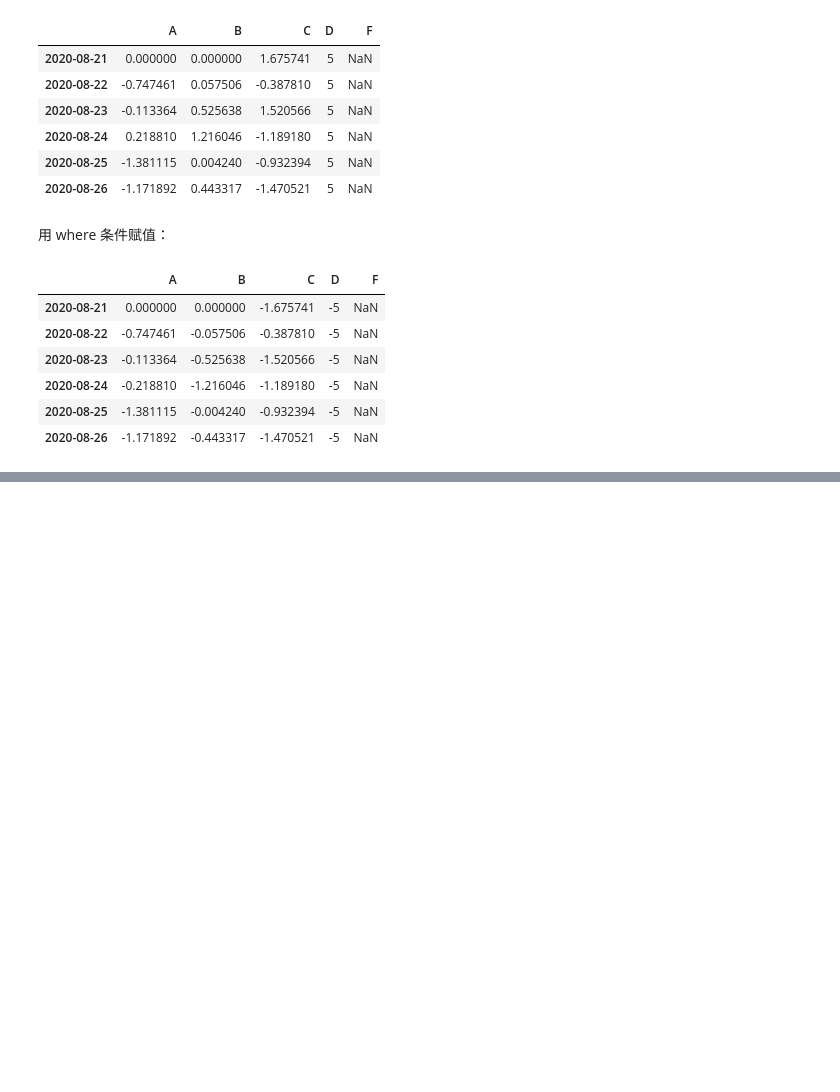
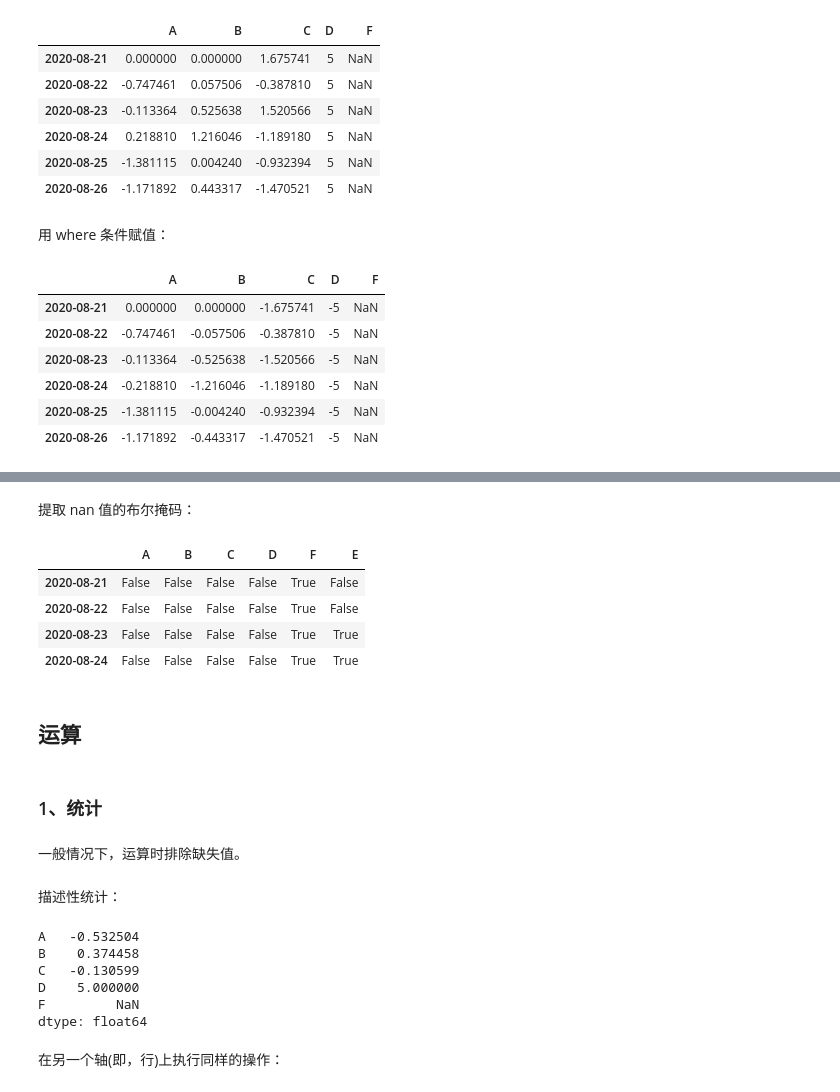
Before and after one commit to mangxiao2018/PandasSample, a Jupyter notebook: 1-入门Pandas.ipynb, the cells around one changed output, grey strips where cells are left out. Saved outputs shown, nothing was run; the diff lists cells and outputs as text; code cells hidden in the pictures; blank space fills up the shorter version.

```diff
--- a/1-入门Pandas.ipynb
+++ b/1-入门Pandas.ipynb
@@ -453,0 +488,29 @@ df2
+# %% [markdown]
+提取 nan 值的布尔掩码：
+# %%
+pd.isna(df1)
+# %% [output]
+|  | A | B | C | D | F | E |
+| 2020-08-21 | False | False | False | False | True | False |
+| 2020-08-22 | False | False | False | False | True | False |
+| 2020-08-23 | False | False | False | False | True | True |
+| 2020-08-24 | False | False | False | False | True | True |
+# %% [markdown]
+## 运算
+# %% [markdown]
+### 1、统计
+# %% [markdown]
+一般情况下，运算时排除缺失值。
+# %% [markdown]
+描述性统计：
+# %%
+df.mean()
+# %% [output]
+A   -0.532504
+B    0.374458
+C   -0.130599
+D    5.000000
+F         NaN
+dtype: float64
+# %% [markdown]
+在另一个轴(即，行)上执行同样的操作：
```
Also changed, not shown: parts of 14 cells of this notebook.
